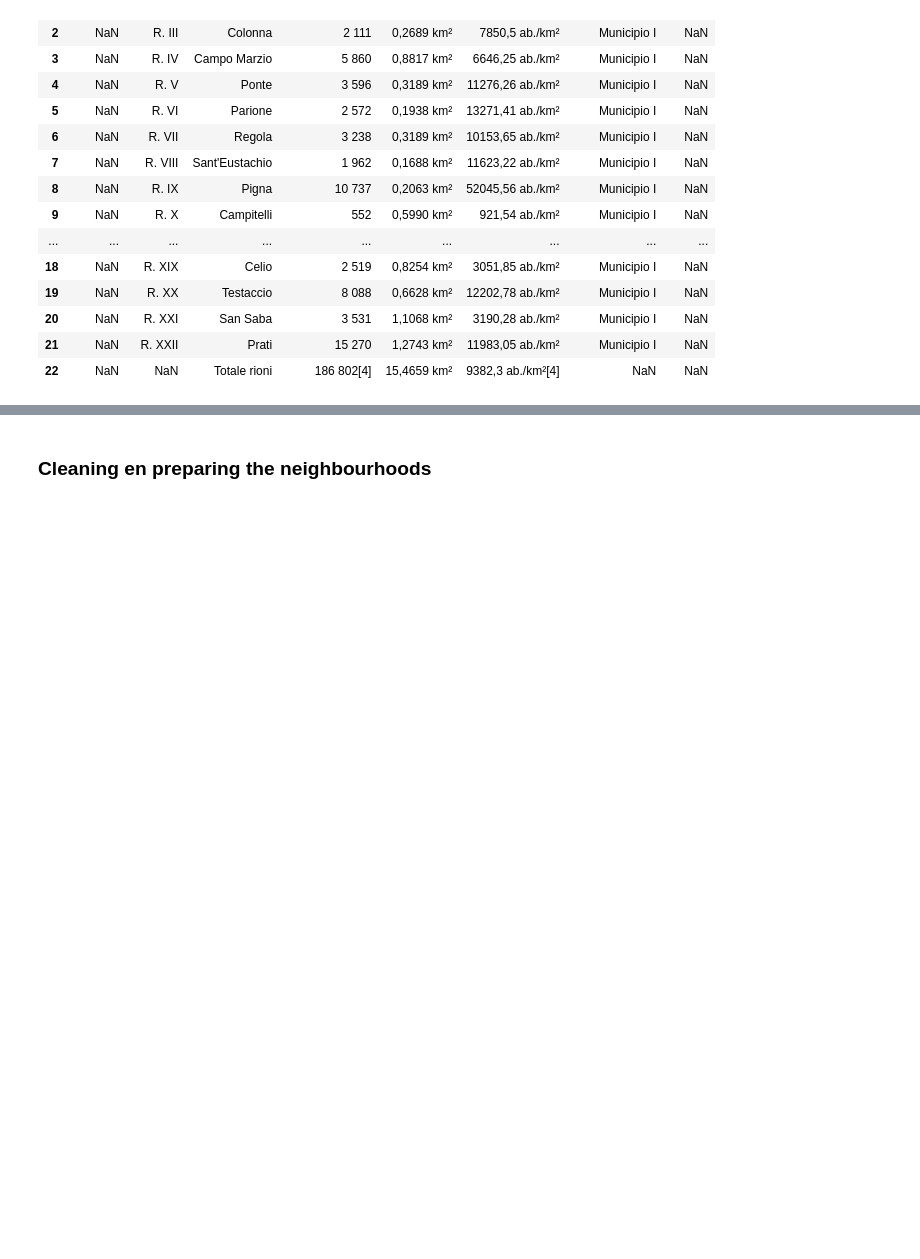
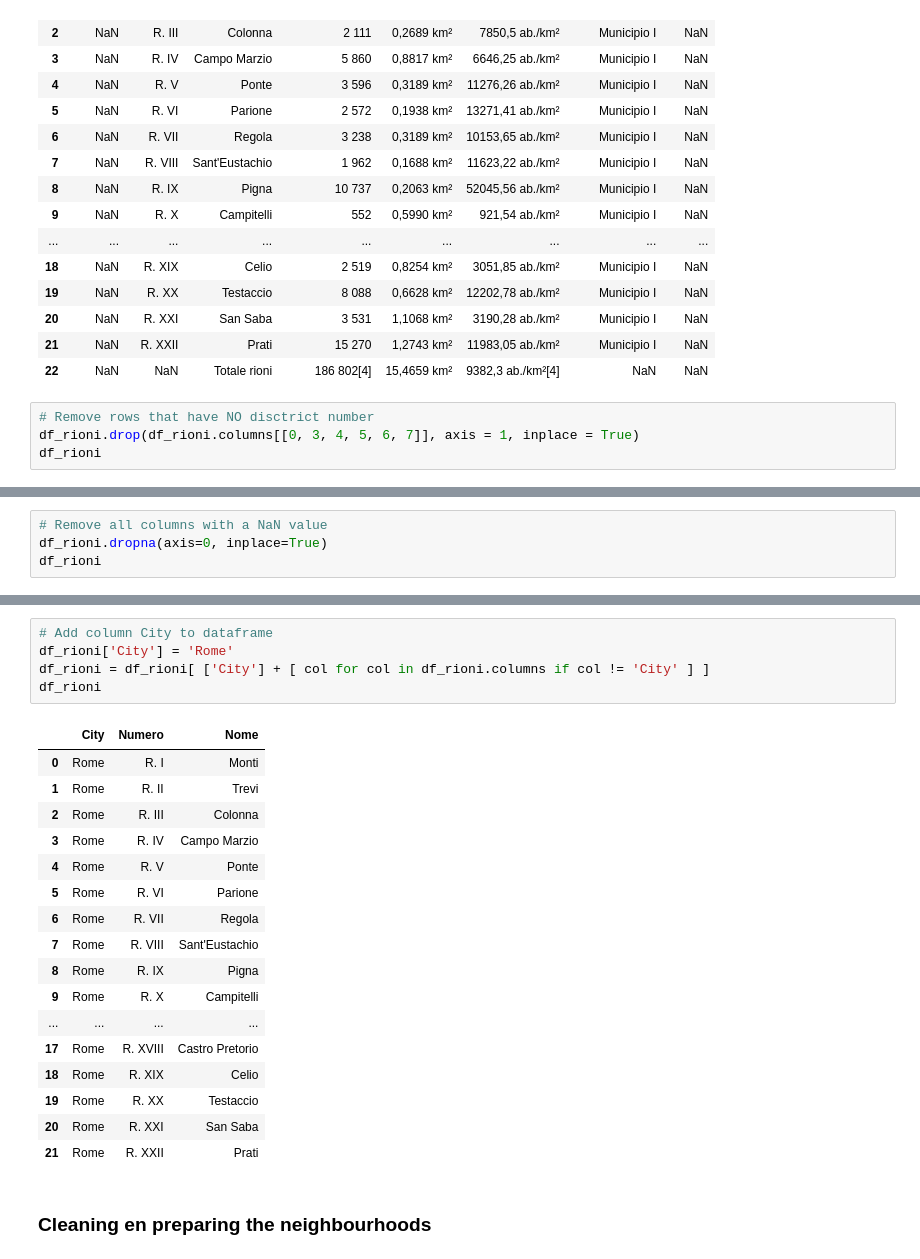
Before and after one commit to desoto1959/Coursera_Capstone, a Jupyter notebook: The_Battle_of_the_Neighbourhoods_Rome.ipynb, the cells around one changed output, grey strips where cells are left out. Drawn from its saved outputs; the diff is of its cells as text; blank space fills up the shorter version.

```diff
--- a/The_Battle_of_the_Neighbourhoods_Rome.ipynb
+++ b/The_Battle_of_the_Neighbourhoods_Rome.ipynb
@@ -184,3 +182,7 @@ df_rioni
 | 20 | NaN | R. XXI | San Saba | 3 531 | 1,1068 km² | 3190,28 ab./km² | Municipio I | NaN |
 | 21 | NaN | R. XXII | Prati | 15 270 | 1,2743 km² | 11983,05 ab./km² | Municipio I | NaN |
 | 22 | NaN | NaN | Totale rioni | 186 802[4] | 15,4659 km² | 9382,3 ab./km²[4] | NaN | NaN |
+# %%
+# Remove rows that have NO disctrict number
+df_rioni.drop(df_rioni.columns[[0, 3, 4, 5, 6, 7]], axis = 1, inplace = True)
+df_rioni
@@ -186,0 +207,4 @@ df_rioni
+# %%
+# Remove all columns with a NaN value
+df_rioni.dropna(axis=0, inplace=True)
+df_rioni
@@ -187,3 +229,26 @@ df_rioni
+# %%
+# Add column City to dataframe
+df_rioni['City'] = 'Rome'
+df_rioni = df_rioni[ ['City'] + [ col for col in df_rioni.columns if col != 'City' ] ]
+df_rioni
+# %% [output]
+|  | City | Numero | Nome |
+| 0 | Rome | R. I | Monti |
+| 1 | Rome | R. II | Trevi |
+| 2 | Rome | R. III | Colonna |
+| 3 | Rome | R. IV | Campo Marzio |
+| 4 | Rome | R. V | Ponte |
+| 5 | Rome | R. VI | Parione |
+| 6 | Rome | R. VII | Regola |
+| 7 | Rome | R. VIII | Sant'Eustachio |
+| 8 | Rome | R. IX | Pigna |
+| 9 | Rome | R. X | Campitelli |
+| ... | ... | ... | ... |
+| 17 | Rome | R. XVIII | Castro Pretorio |
+| 18 | Rome | R. XIX | Celio |
+| 19 | Rome | R. XX | Testaccio |
+| 20 | Rome | R. XXI | San Saba |
+| 21 | Rome | R. XXII | Prati |
 # %% [markdown]
 ### Cleaning en preparing the neighbourhoods
 # %% [markdown]
```
Also changed, not shown: parts of 19 cells of this notebook.
